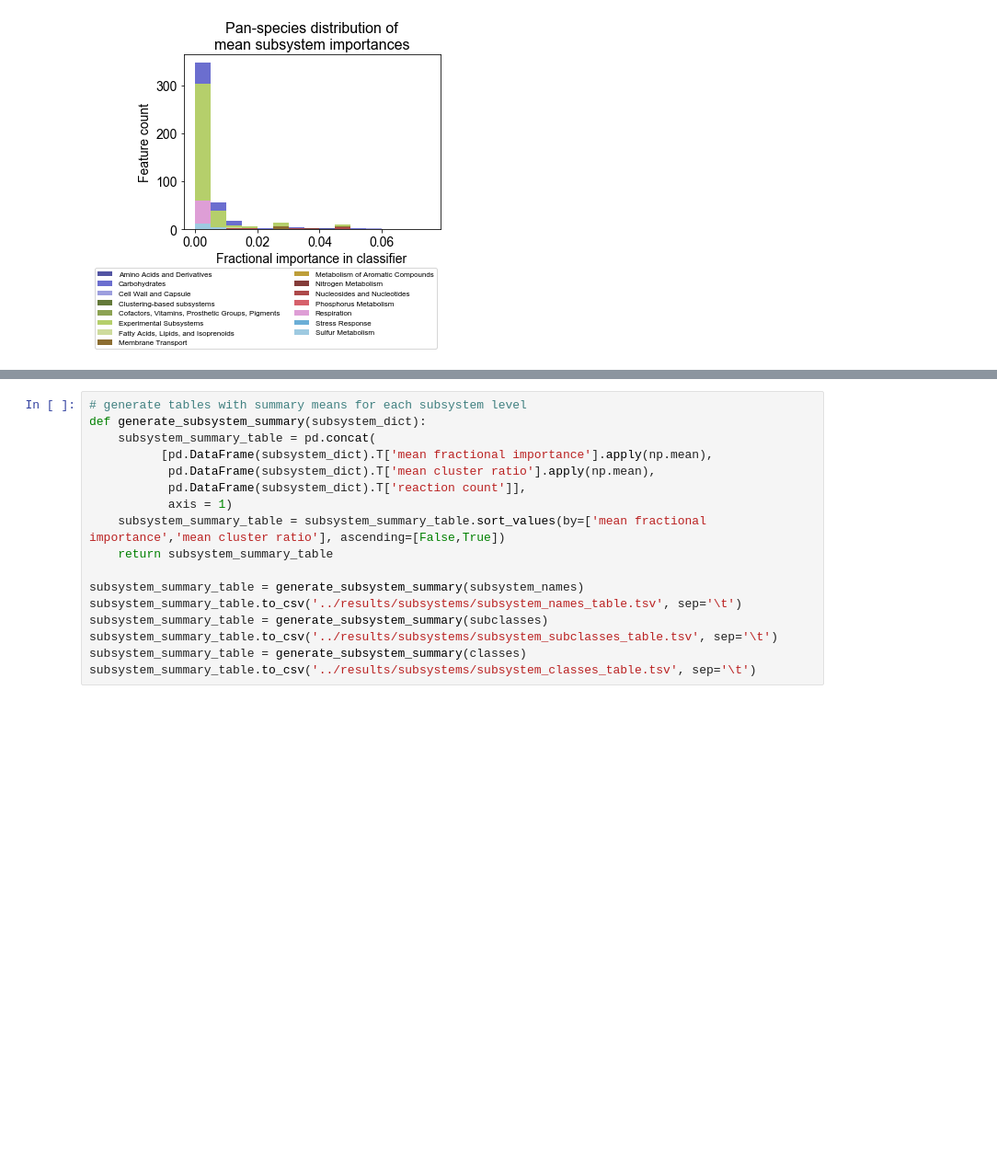
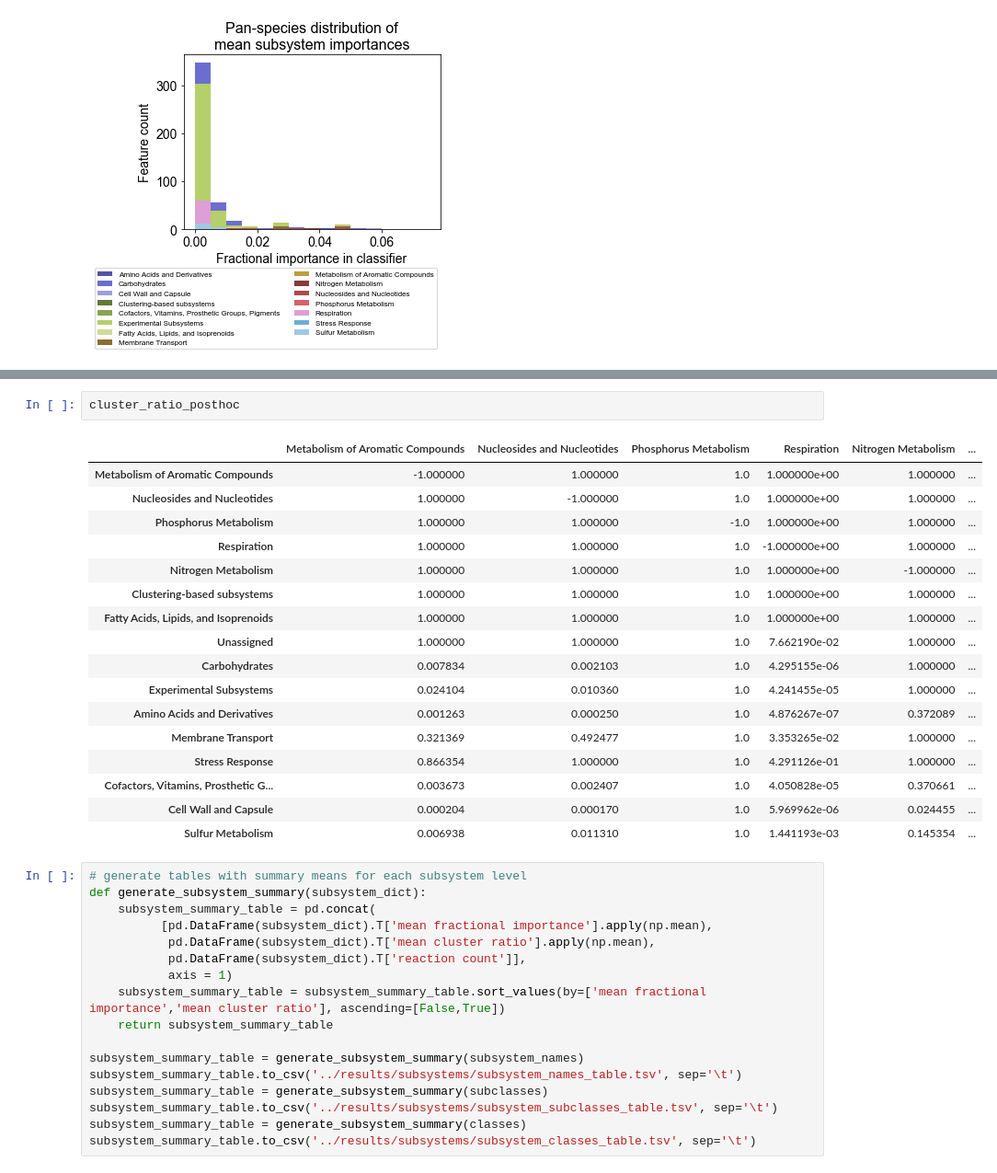
Before and after one commit to gregmedlock/ssl_ensembles, a Jupyter notebook: bin/curation_targets.ipynb, the cells around one changed output, grey strips where cells are left out. Shown at 92% size. Cells and saved outputs as stored; diff of their text form; blank space fills up the shorter version.

```diff
--- a/bin/curation_targets.ipynb
+++ b/bin/curation_targets.ipynb
@@ -604,3 +671,23 @@ subsys_to_swarmbox(classes,
+# %%
+cluster_ratio_posthoc
+# %% [output]
+|  | Metabolism of Aromatic Compounds | Nucleosides and Nucleotides | Phosphorus Metabolism | Respiration | Nitrogen Metabolism | ... |
+| Metabolism of Aromatic Compounds | -1.000000 | 1.000000 | 1.0 | 1.000000e+00 | 1.000000 | ... |
+| Nucleosides and Nucleotides | 1.000000 | -1.000000 | 1.0 | 1.000000e+00 | 1.000000 | ... |
+| Phosphorus Metabolism | 1.000000 | 1.000000 | -1.0 | 1.000000e+00 | 1.000000 | ... |
+| Respiration | 1.000000 | 1.000000 | 1.0 | -1.000000e+00 | 1.000000 | ... |
+| Nitrogen Metabolism | 1.000000 | 1.000000 | 1.0 | 1.000000e+00 | -1.000000 | ... |
+| Clustering-based subsystems | 1.000000 | 1.000000 | 1.0 | 1.000000e+00 | 1.000000 | ... |
+| Fatty Acids, Lipids, and Isoprenoids | 1.000000 | 1.000000 | 1.0 | 1.000000e+00 | 1.000000 | ... |
+| Unassigned | 1.000000 | 1.000000 | 1.0 | 7.662190e-02 | 1.000000 | ... |
+| Carbohydrates | 0.007834 | 0.002103 | 1.0 | 4.295155e-06 | 1.000000 | ... |
+| Experimental Subsystems | 0.024104 | 0.010360 | 1.0 | 4.241455e-05 | 1.000000 | ... |
+| Amino Acids and Derivatives | 0.001263 | 0.000250 | 1.0 | 4.876267e-07 | 0.372089 | ... |
+| Membrane Transport | 0.321369 | 0.492477 | 1.0 | 3.353265e-02 | 1.000000 | ... |
+| Stress Response | 0.866354 | 1.000000 | 1.0 | 4.291126e-01 | 1.000000 | ... |
+| Cofactors, Vitamins, Prosthetic G... | 0.003673 | 0.002407 | 1.0 | 4.050828e-05 | 0.370661 | ... |
+| Cell Wall and Capsule | 0.000204 | 0.000170 | 1.0 | 5.969962e-06 | 0.024455 | ... |
+| Sulfur Metabolism | 0.006938 | 0.011310 | 1.0 | 1.441193e-03 | 0.145354 | ... |
 # %%
 # generate tables with summary means for each subsystem level
 def generate_subsystem_summary(subsystem_dict):
```
Also changed, not shown: parts of 10 cells of this notebook, 53 other files.
